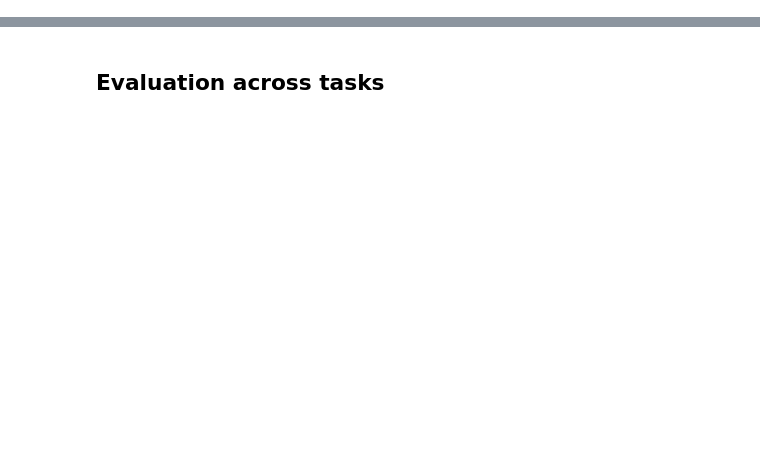
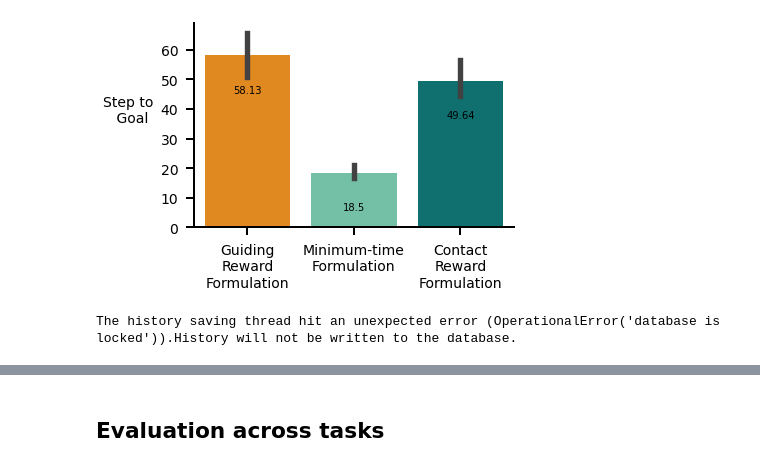
Before and after one commit to gauthamvasan/rl_suite, a Jupyter notebook: rl_suite/plot/reward_comparisons_plot.ipynb, the cells around one changed output, grey strips where cells are left out. Saved outputs shown, nothing was run; the diff lists cells and outputs as text; code cells hidden in the pictures; blank space fills up the shorter version.

```diff
--- a/rl_suite/plot/reward_comparisons_plot.ipynb
+++ b/rl_suite/plot/reward_comparisons_plot.ipynb
@@ -262,19 +267,22 @@ plt.savefig('reacher_easy_steps_on_goal.pdf', dpi=200)
 # %%
 setsizes()
 setaxes()
 # ax = sns.barplot(data=df, x='env', y='ret', palette=color_palette)
 
 # ax2 = sns.barplot(data=df, x='env', y='steps_to_goal', palette=color_palette)
 ax = sns.barplot(data=df[df['env'].str.contains('easy')], x='env', y='steps_to_goal', palette=color_palette)
-ax.set_xticklabels(["Additive \n rewards", "Minimum-time \n Formulation", "Original \n Reacher"])
+ax.set_xticklabels(["Guiding\nReward\nFormulation", "Minimum-time\nFormulation", "Contact\nReward\nFormulation"])
 for i in ax.containers:
-    ax.bar_label(i, labels=np.round(i.datavalues, 2), padding=-60)
+    ax.bar_label(i, labels=np.round(i.datavalues, 2), padding=-40)
 
 h = plt.ylabel('Step to \n Goal', fontsize=14, labelpad=30)
 h.set_rotation(0)
 plt.xlabel('')
 plt.tight_layout()
 plt.savefig('reacher_easy_steps_to_goal.pdf', dpi=200)
+# %% [output]
+[figure, added]
+The history saving thread hit an unexpected error (OperationalError('database is locked')).History will not be written to the database.
 # %%
 setsizes()
 setaxes()
```
Also changed, not shown: parts of 12 cells of this notebook.
